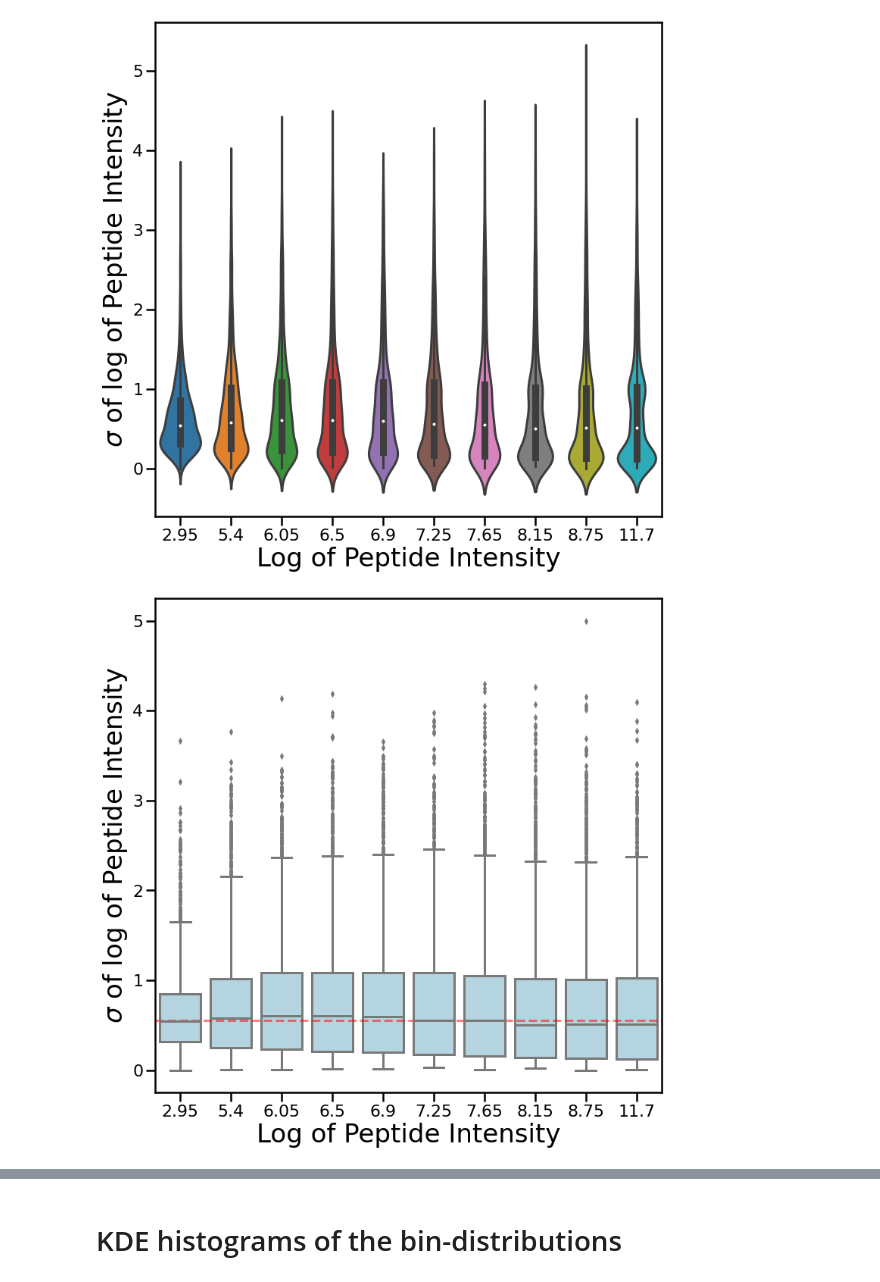
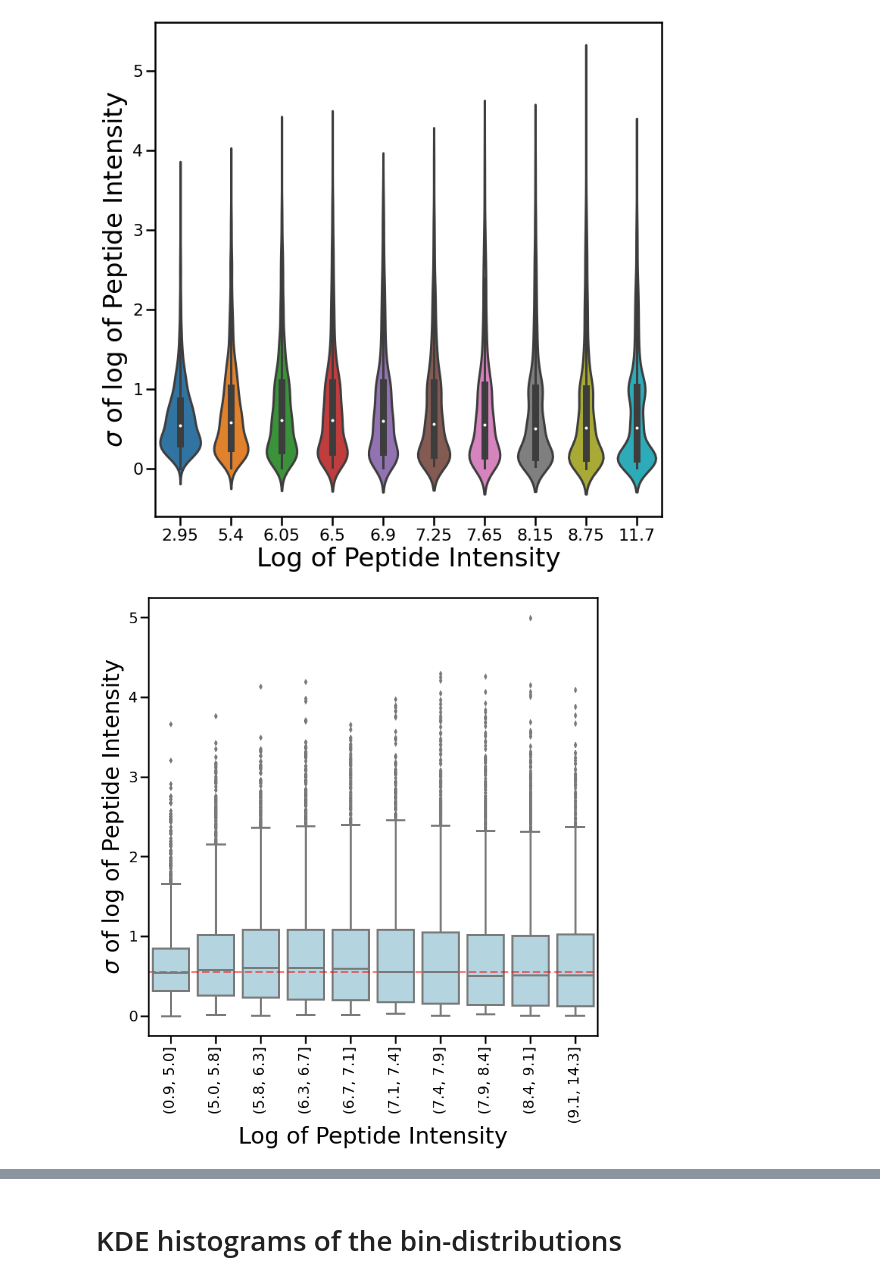
Before and after one commit to statisticalbiotechnology/dia_sum, a Jupyter notebook: result/2022-08-15_mu_sigma_scripts_test/2021-05-06-violinplot-DIANN.ipynb, the cells around one changed output, grey strips where cells are left out. Saved outputs shown, nothing was run; the diff lists cells and outputs as text; code cells hidden in the pictures.

Commit message:
update plots

```diff
--- a/result/2022-08-15_mu_sigma_scripts_test/2021-05-06-violinplot-DIANN.ipynb
+++ b/result/2022-08-15_mu_sigma_scripts_test/2021-05-06-violinplot-DIANN.ipynb
@@ -452,12 +456,12 @@ ax.tick_params(axis='x', which='major')#,labelrotation=90)
 # %%
 f, ax = plt.subplots(1, 1, figsize = (12,12))
 ax.axhline(y=df_stats_filtered["std"].median(), color='r', linestyle='--', alpha = 0.5)
 
 #sns.violinplot(x='quantile_bin_mu', y='std', data=df_stats, ax=ax)
-sns.boxplot(x='quantile_bin_mu_median_of_bin_range', y='std', data=df_stats_filtered, ax=ax,  color="lightblue")
+sns.boxplot(x='quantile_bin_mu', y='std', data=df_stats_filtered, ax=ax,  color="lightblue")
 
 ax.set_ylabel(r"$\sigma$ of log of Peptide Intensity", fontsize = 34)
 ax.set_xlabel("Log of Peptide Intensity", fontsize = 34)
-ax.tick_params(axis='x', which='major')#,labelrotation=90)
+ax.tick_params(axis='x', which='major', labelrotation=90)#,labelrotation=90)
 # %% [output]
-[figure, old version]
+[figure, new version]
```
Also changed, not shown: parts of 3 cells of this notebook, 4 other files.
